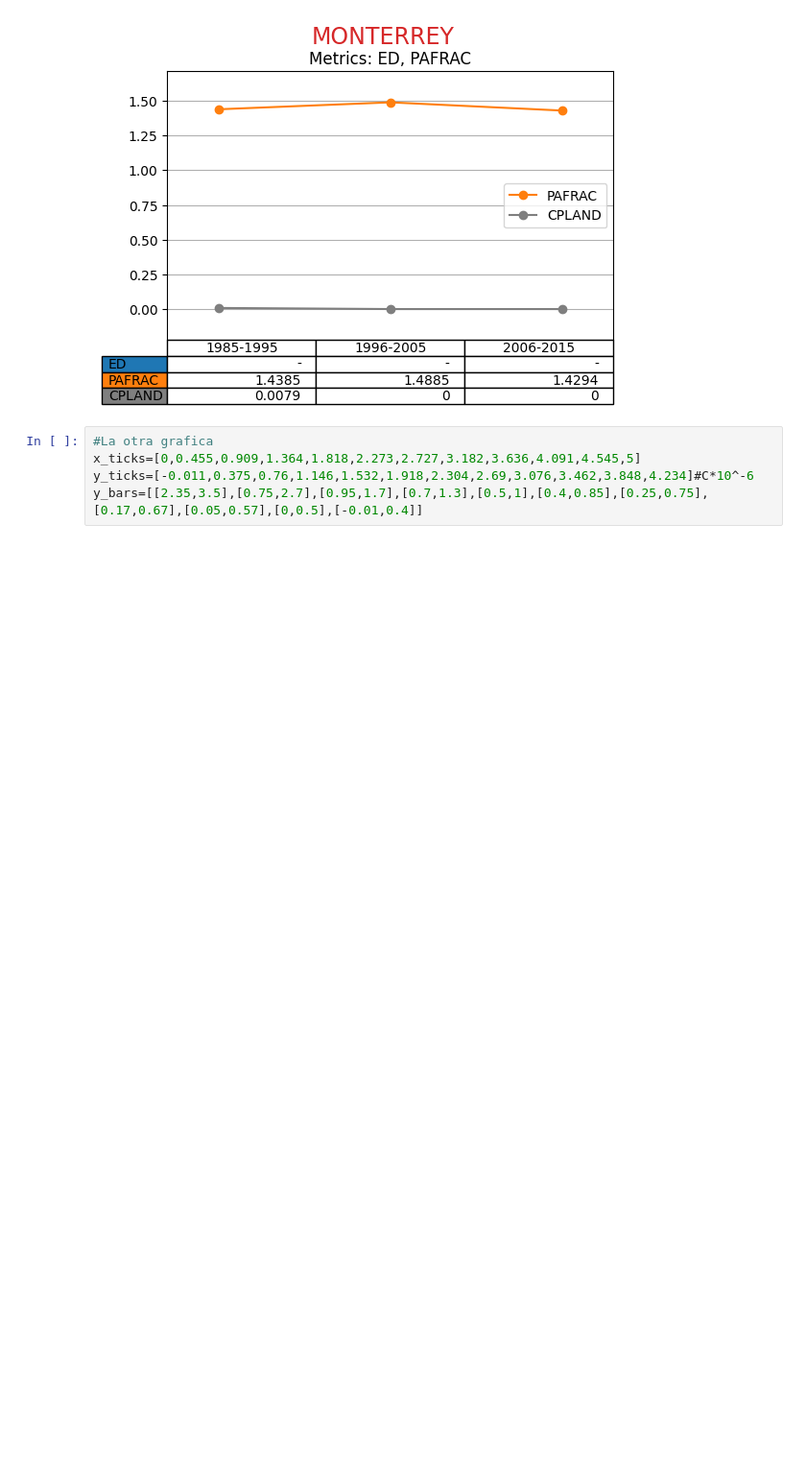
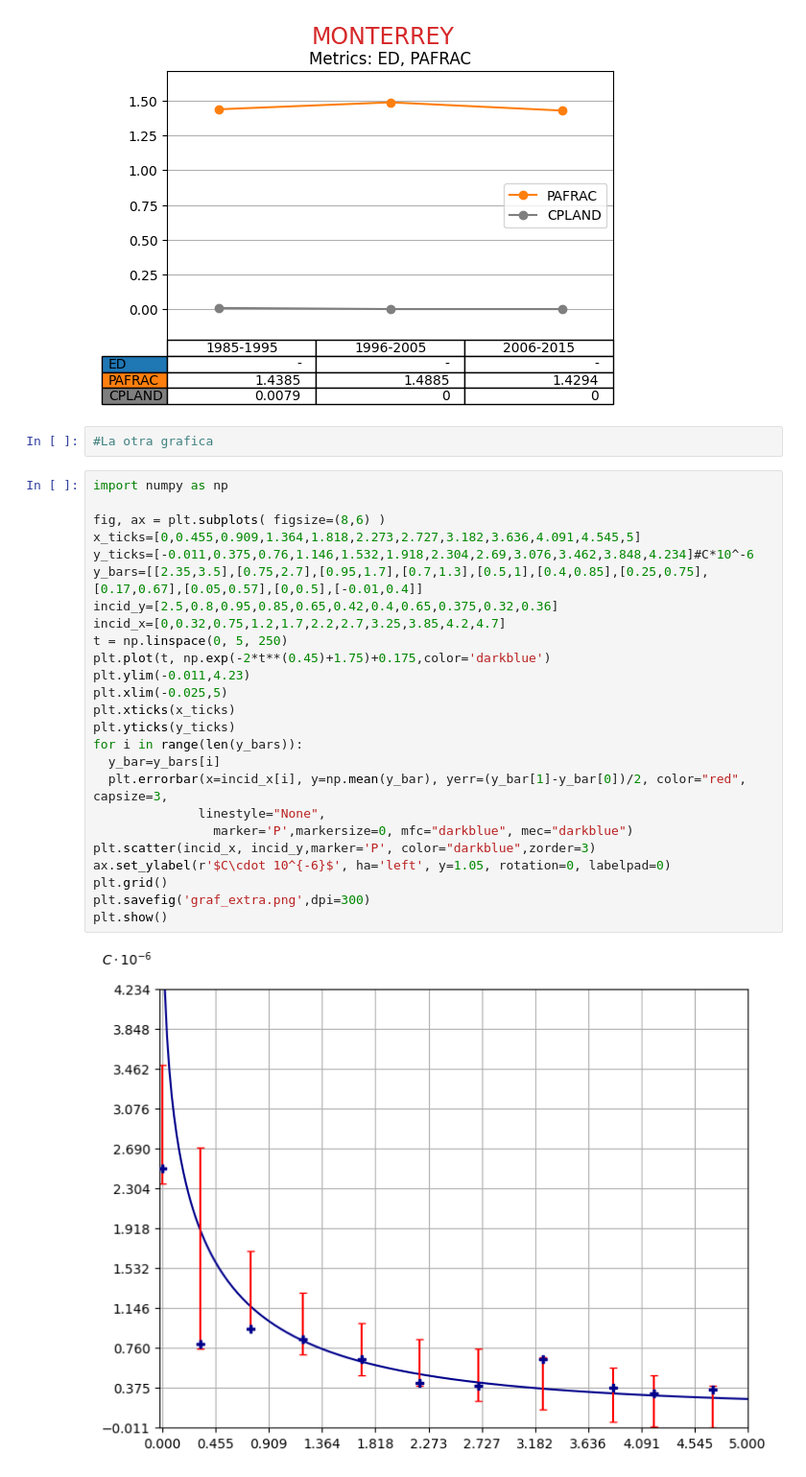
Before and after one commit to JairEsc/Mat_Apl_2, a Jupyter notebook: Luz_grafs.ipynb, the cells around one changed output. Shown at 96% size. Saved outputs shown, nothing was run; the diff lists cells and outputs as text; blank space fills up the shorter version.

```diff
--- a/Luz_grafs.ipynb
+++ b/Luz_grafs.ipynb
@@ -139,8 +139,32 @@ for indexes_i in range(3):
 [figure]
 [figure]
 [figure]
+# %%
+#La otra grafica
 # %%
-#La otra grafica
+import numpy as np
+
+fig, ax = plt.subplots( figsize=(8,6) )
 x_ticks=[0,0.455,0.909,1.364,1.818,2.273,2.727,3.182,3.636,4.091,4.545,5]
 y_ticks=[-0.011,0.375,0.76,1.146,1.532,1.918,2.304,2.69,3.076,3.462,3.848,4.234]#C*10^-6
 y_bars=[[2.35,3.5],[0.75,2.7],[0.95,1.7],[0.7,1.3],[0.5,1],[0.4,0.85],[0.25,0.75],[0.17,0.67],[0.05,0.57],[0,0.5],[-0.01,0.4]]
+incid_y=[2.5,0.8,0.95,0.85,0.65,0.42,0.4,0.65,0.375,0.32,0.36]
+incid_x=[0,0.32,0.75,1.2,1.7,2.2,2.7,3.25,3.85,4.2,4.7]
+t = np.linspace(0, 5, 250)
+plt.plot(t, np.exp(-2*t**(0.45)+1.75)+0.175,color='darkblue')
+plt.ylim(-0.011,4.23)
+plt.xlim(-0.025,5)
+plt.xticks(x_ticks)
+plt.yticks(y_ticks)
+for i in range(len(y_bars)):
+  y_bar=y_bars[i]
+  plt.errorbar(x=incid_x[i], y=np.mean(y_bar), yerr=(y_bar[1]-y_bar[0])/2, color="red", capsize=3,
+              linestyle="None",
+                marker='P',markersize=0, mfc="darkblue", mec="darkblue")
+plt.scatter(incid_x, incid_y,marker='P', color="darkblue",zorder=3)
+ax.set_ylabel(r'$C\cdot 10^{-6}$', ha='left', y=1.05, rotation=0, labelpad=0)
+plt.grid()
+plt.savefig('graf_extra.png',dpi=300)
+plt.show()
+# %% [output]
+[figure, added]
```
Also changed, not shown: parts of 1 cell of this notebook.
